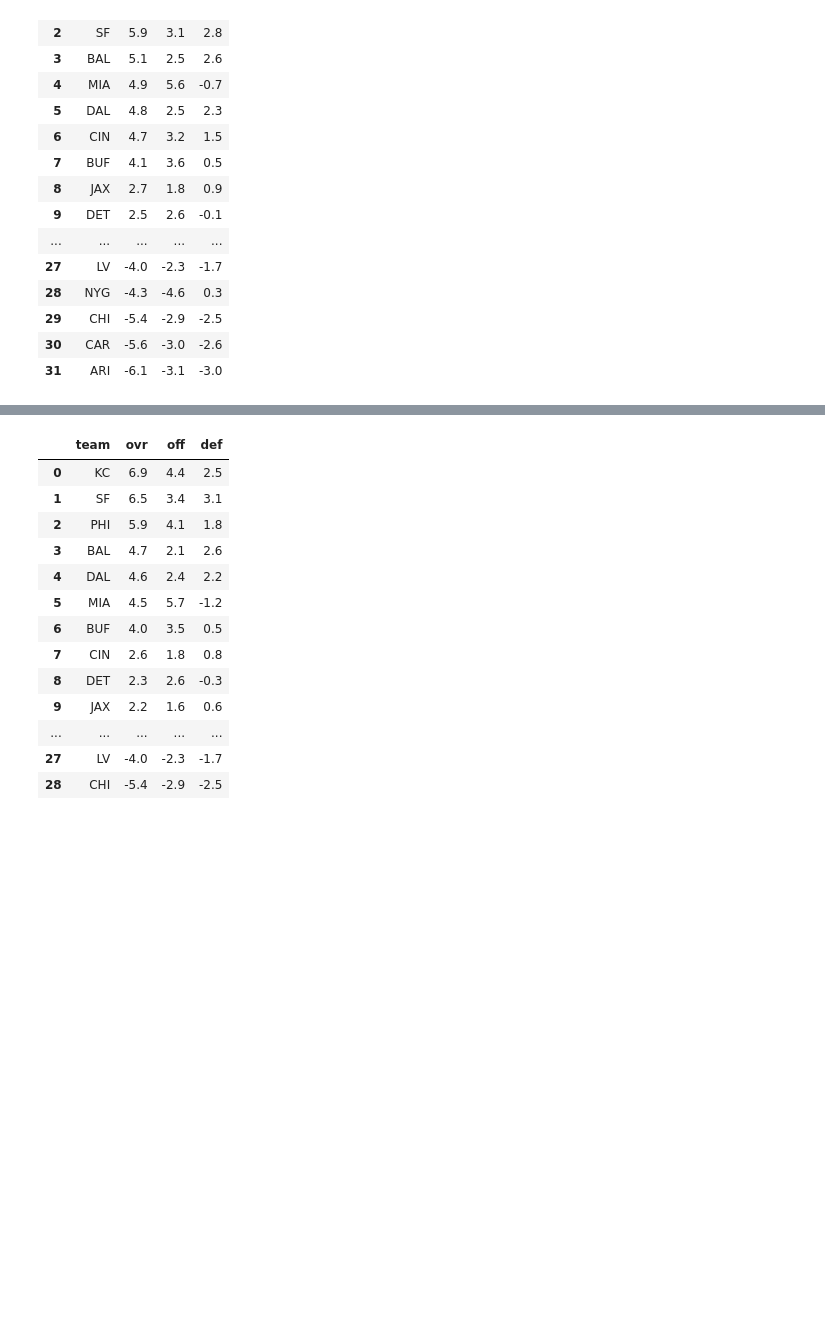
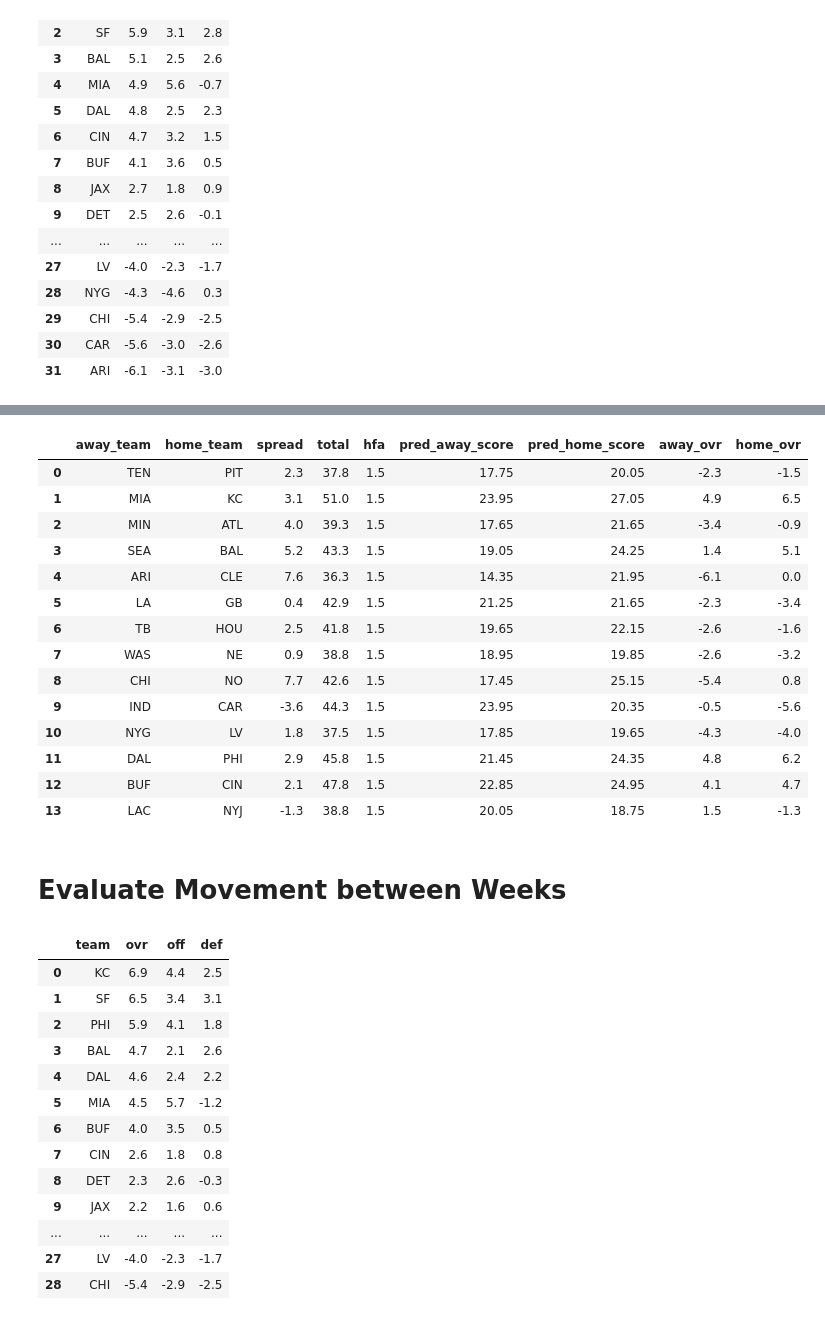
Before and after one commit to griffreichert/g-nfl, a Jupyter notebook: notebooks/guess-the-lines.ipynb, the cells around one changed output, grey strips where cells are left out. Drawn from its saved outputs; the diff is of its cells as text; code cells hidden in the pictures; blank space fills up the shorter version.

```diff
--- a/notebooks/guess-the-lines.ipynb
+++ b/notebooks/guess-the-lines.ipynb
@@ -36,0 +54,7 @@ power_df
+# %%
+pwr = pd.read_pickle(POWER_RATING_PATH)
+# %%
+sched = nfl.import_schedules([SEASON])
+# %%
+sched = sched[sched['week']==WEEK][['game_id', 'away_team', 'home_team']].copy().set_index('game_id')
+sched.head()
@@ -37 +69,33 @@ power_df
+# %%
+predict_home_score = lambda row: AVG_POINTS + row.home_off - row.away_def + HFA / 2
+predict_away_score = lambda row: AVG_POINTS + row.away_off - row.home_def - HFA / 2
+# %%
+# guess the lines
+gtl = pd.merge(sched, pwr[(pwr['week'] == WEEK) & (pwr['season']==SEASON)][['team', 'ovr', 'off', 'def']], left_on='away_team', right_on='team').drop(columns=['team']).rename(columns={'ovr': 'away_ovr', 'off': 'away_off', 'def': 'away_def'})
+gtl = pd.merge(gtl, pwr[(pwr['week'] == WEEK) & (pwr['season']==SEASON)][['team', 'ovr', 'off', 'def']], left_on='home_team', right_on='team').drop(columns=['team']).rename(columns={'ovr': 'home_ovr', 'off': 'home_off', 'def': 'home_def'})
+gtl['hfa'] = HFA
+gtl['pred_away_score'] = gtl.apply(predict_away_score, axis=1)
+gtl['pred_home_score'] = gtl.apply(predict_home_score, axis=1)
+gtl['spread'] = gtl['pred_home_score'] - gtl['pred_away_score']
+gtl['total'] = gtl['pred_home_score'] + gtl['pred_away_score']
+gtl = gtl[['away_team', 'home_team', 'spread', 'total', 'hfa', 'pred_away_score', 'pred_home_score', 'away_ovr', 'home_ovr']].copy()
+gtl
+# %% [output]
+|  | away_team | home_team | spread | total | hfa | pred_away_score | pred_home_score | away_ovr | home_ovr |
+| 0 | TEN | PIT | 2.3 | 37.8 | 1.5 | 17.75 | 20.05 | -2.3 | -1.5 |
+| 1 | MIA | KC | 3.1 | 51.0 | 1.5 | 23.95 | 27.05 | 4.9 | 6.5 |
+| 2 | MIN | ATL | 4.0 | 39.3 | 1.5 | 17.65 | 21.65 | -3.4 | -0.9 |
+| 3 | SEA | BAL | 5.2 | 43.3 | 1.5 | 19.05 | 24.25 | 1.4 | 5.1 |
+| 4 | ARI | CLE | 7.6 | 36.3 | 1.5 | 14.35 | 21.95 | -6.1 | 0.0 |
+| 5 | LA | GB | 0.4 | 42.9 | 1.5 | 21.25 | 21.65 | -2.3 | -3.4 |
+| 6 | TB | HOU | 2.5 | 41.8 | 1.5 | 19.65 | 22.15 | -2.6 | -1.6 |
+| 7 | WAS | NE | 0.9 | 38.8 | 1.5 | 18.95 | 19.85 | -2.6 | -3.2 |
+| 8 | CHI | NO | 7.7 | 42.6 | 1.5 | 17.45 | 25.15 | -5.4 | 0.8 |
+| 9 | IND | CAR | -3.6 | 44.3 | 1.5 | 23.95 | 20.35 | -0.5 | -5.6 |
+| 10 | NYG | LV | 1.8 | 37.5 | 1.5 | 17.85 | 19.65 | -4.3 | -4.0 |
+| 11 | DAL | PHI | 2.9 | 45.8 | 1.5 | 21.45 | 24.35 | 4.8 | 6.2 |
+| 12 | BUF | CIN | 2.1 | 47.8 | 1.5 | 22.85 | 24.95 | 4.1 | 4.7 |
+| 13 | LAC | NYJ | -1.3 | 38.8 | 1.5 | 20.05 | 18.75 | 1.5 | -1.3 |
+# %% [markdown]
+# Evaluate Movement between Weeks
 # %%
```
Also changed, not shown: parts of 6 cells of this notebook, 5 other files.
